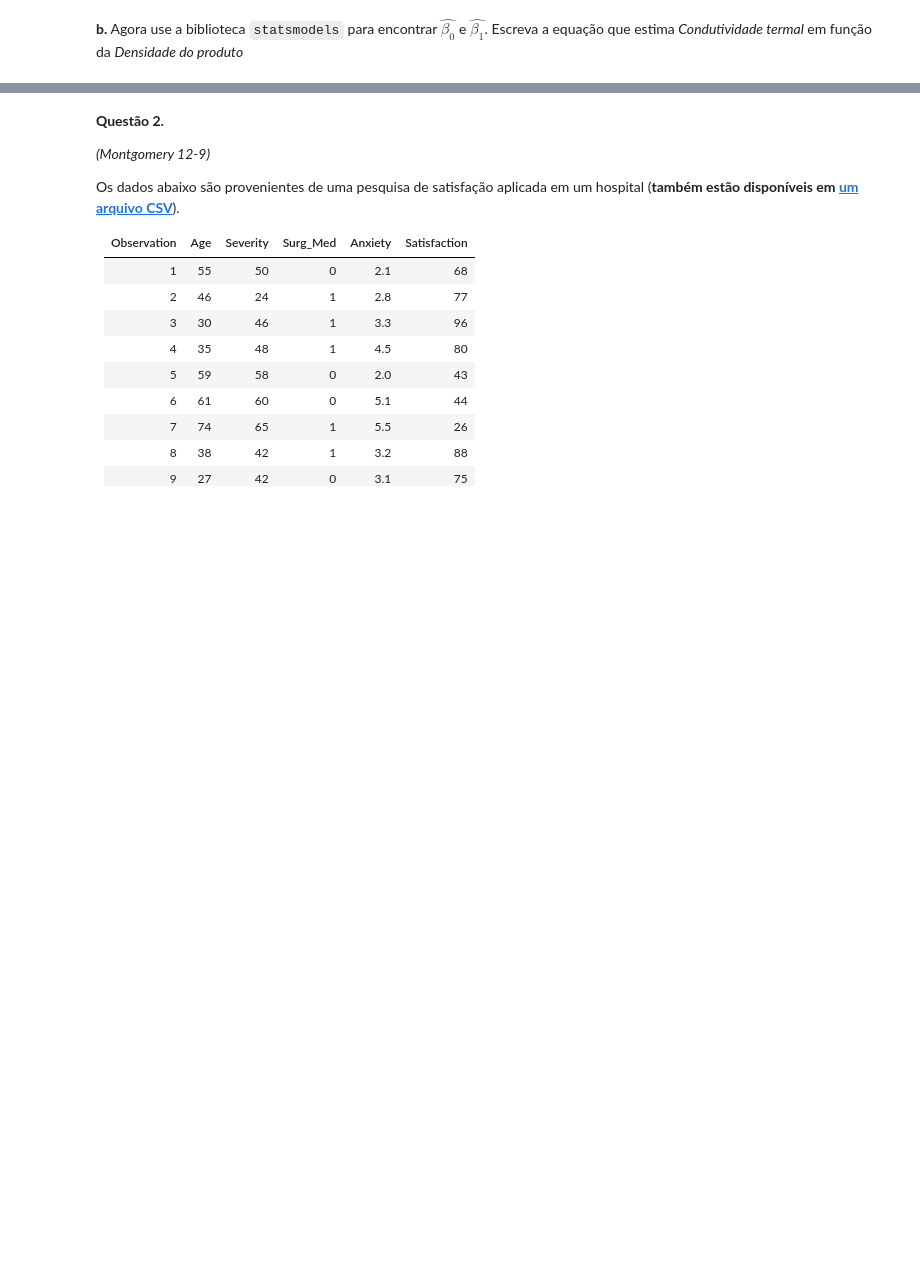
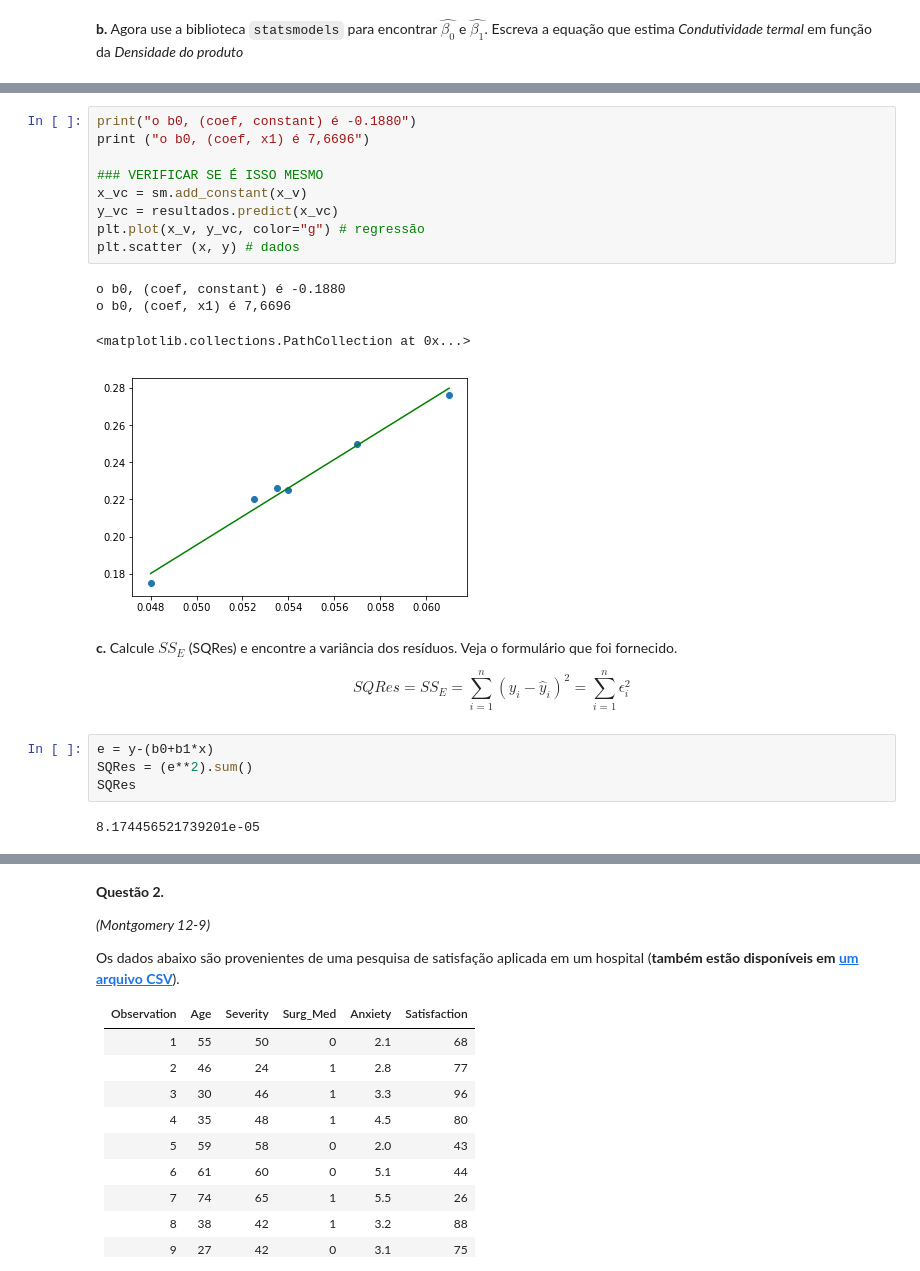
Before and after one commit to BeatrizAlexandre/Projeto_3_CD, a Jupyter notebook: APS8/APS8.ipynb, the cells around one changed output, grey strips where cells are left out. Saved outputs shown, nothing was run; the diff lists cells and outputs as text; blank space fills up the shorter version.

```diff
--- a/APS8/APS8.ipynb
+++ b/APS8/APS8.ipynb
@@ -149,3 +118,27 @@ OLS Regression Results
 | Prob(Omnibus): | nan | Jarque-Bera (JB): | 0.469 |
 | Skew: | 0.065 | Prob(JB): | 0.791 |
 | Kurtosis: | 1.636 | Cond. No. | 251. |
+# %%
+print("o b0, (coef, constant) é -0.1880")
+print ("o b0, (coef, x1) é 7,6696")
+
+### VERIFICAR SE É ISSO MESMO
+x_vc = sm.add_constant(x_v)
+y_vc = resultados.predict(x_vc)
+plt.plot(x_v, y_vc, color="g") # regressão
+plt.scatter (x, y) # dados
+# %% [output]
+o b0, (coef, constant) é -0.1880
+o b0, (coef, x1) é 7,6696
+<matplotlib.collections.PathCollection at 0x...>
+[figure, added]
+# %% [markdown]
+**c.** Calcule $SS_E$ (SQRes) e encontre a variância dos resíduos. Veja o formulário que foi fornecido.
+
+$$SQRes=SS_{E}=\sum\limits^{n}_{i=1}(y_i-\hat{y}_i)^2=\sum\limits_{i=1}^{n}\epsilon^2_{i}$$
+# %%
+e = y-(b0+b1*x)
+SQRes = (e**2).sum()
+SQRes
+# %% [output]
+8.174456521739201e-05
```
Also changed, not shown: parts of 8 cells of this notebook.
